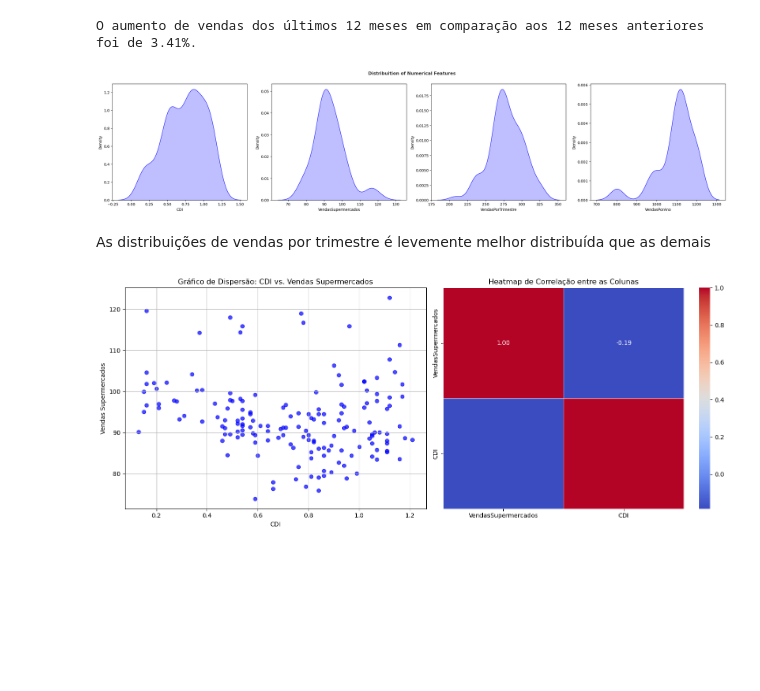
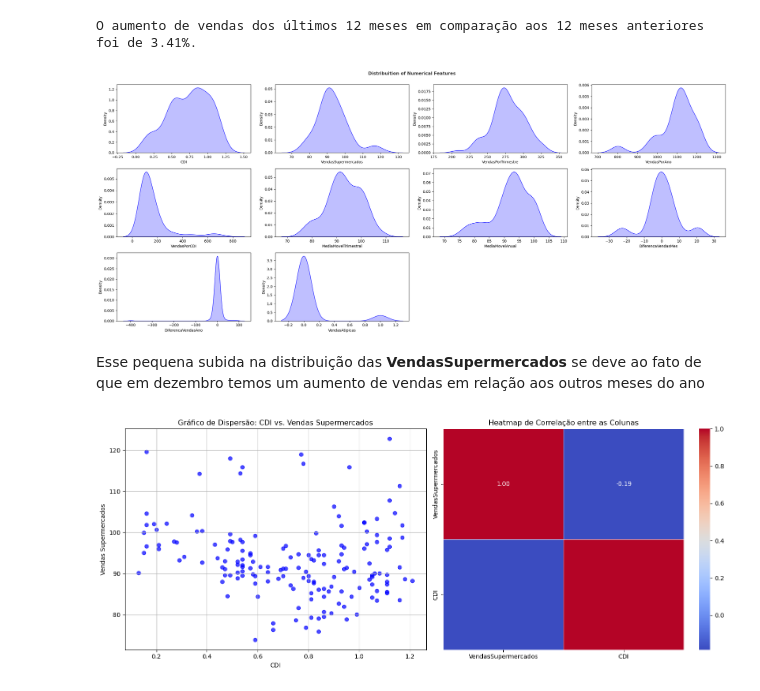
Before and after one commit to leonardoccarv/VendasDeSupermercados, a Jupyter notebook: notebook.ipynb, the cells around one changed output. Saved outputs shown, nothing was run; the diff lists cells and outputs as text; code cells hidden in the pictures; blank space fills up the shorter version.

```diff
--- a/notebook.ipynb
+++ b/notebook.ipynb
@@ -159,0 +141,22 @@ df.head()
+# %%
+# Pipeline de transformação
+pipeline = Pipeline([
+    ('convert_date', FunctionTransformer(func=convert_date_column)),
+    ('trimester_column', FunctionTransformer(func=trimester_column)),
+    ('sales_per_trimester', FunctionTransformer(func=sales_per_trimester)),
+    ('year_column', FunctionTransformer(func=year_column)),
+    ('sales_per_year', FunctionTransformer(func=sales_per_year)),
+    ('sales_per_cdi_column', FunctionTransformer(func=sales_per_cdi_column)),
+    ('sales_difference_month', FunctionTransformer(func=sales_difference_month)),
+    ('sales_difference_trimester', FunctionTransformer(func=sales_difference_trimester)),
+    ('sales_difference_year', FunctionTransformer(func=sales_difference_year)),
+    ('quarterly_moving_average_column', FunctionTransformer(func=quarterly_moving_average_column)),
+    ('yearly_moving_average_column', FunctionTransformer(func=yearly_moving_average_column)),
+    ('sales_atypical', FunctionTransformer(func=sales_atypical)),
+])
+
+# Aplicando o pipeline ao DataFrame
+df = pipeline.fit_transform(df)
+
+# Visualizando as primeiras linhas do DataFrame transformado
+df.head()
@@ -382,19 +392,29 @@ print(f'O aumento de vendas dos últimos 12 meses em comparação aos 12 meses a
 [figure]
 O aumento de vendas dos últimos 12 meses em comparação aos 12 meses anteriores foi de 3.41%.
 # %%
-numerical_features = ['CDI', 'VendasSupermercados', 'VendasPorTrimestre', 'VendasPorAno']
+numerical_features = ['CDI',
+                      'VendasSupermercados',
+                      'VendasPorTrimestre',
+                      'VendasPorAno',
+                      'VendasPorCDI',
+                      'MediaMovelTrimestral',
+                      'MediaMovelAnual',
+                      'DiferencaVendasMes',
+                      'DiferencaVendasAno',
+                      'VendasAtipicas'
+]
 
 plt.figure(figsize=(24, 10))
 plt.suptitle('Distribuition of Numerical Features', fontsize=12, fontweight='bold', alpha=0.8, y=1.)
 for i in range(len(numerical_features)):
-    plt.subplot(2, 4, i+1)
+    plt.subplot(3, 4, i+1)
     sns.kdeplot(x=df[numerical_features[i]], shade=True, color='b')
     plt.xlabel(numerical_features[i])
     plt.tight_layout()
 # %% [output]
-[figure, old version]
+[figure, new version]
-# %% [markdown]
-As distribuições de vendas por trimestre é levemente melhor distribuída que as demais
+# %% [markdown]
+Esse pequena subida na distribuição das **VendasSupermercados** se deve ao fato de que em dezembro temos um aumento de vendas em relação aos outros meses do ano
 # %%
 fig, axs = plt.subplots(1, 2, figsize=(15, 6))
 
```
Also changed, not shown: parts of 12 cells of this notebook.
